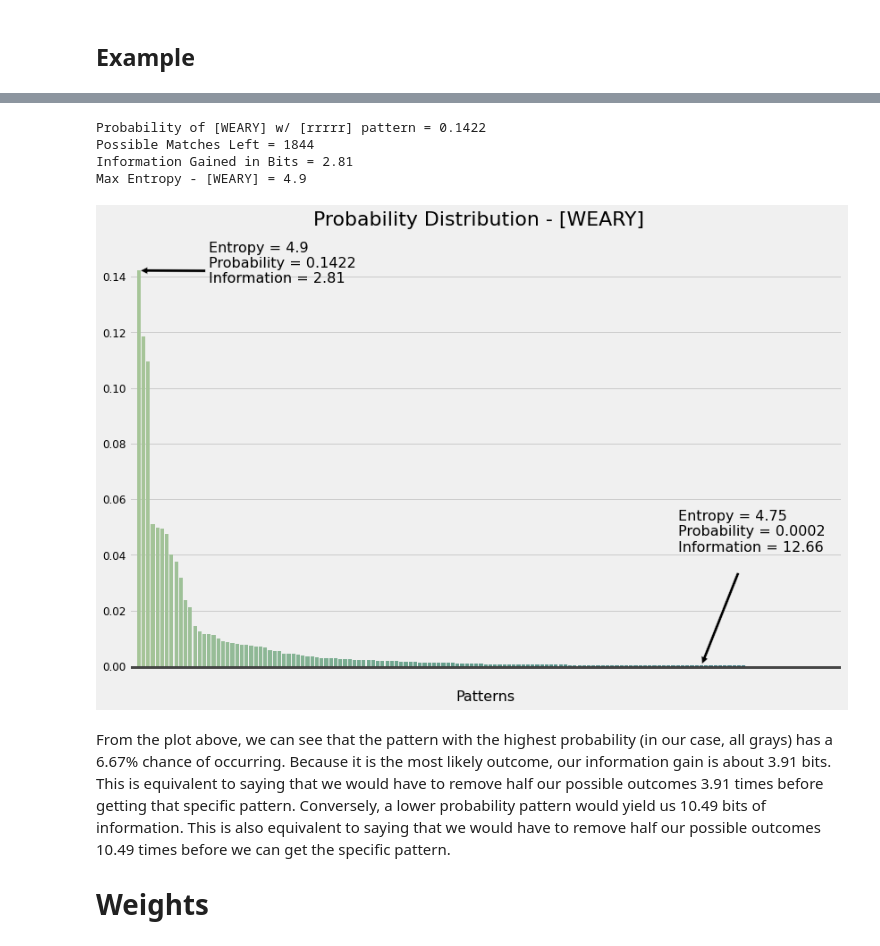
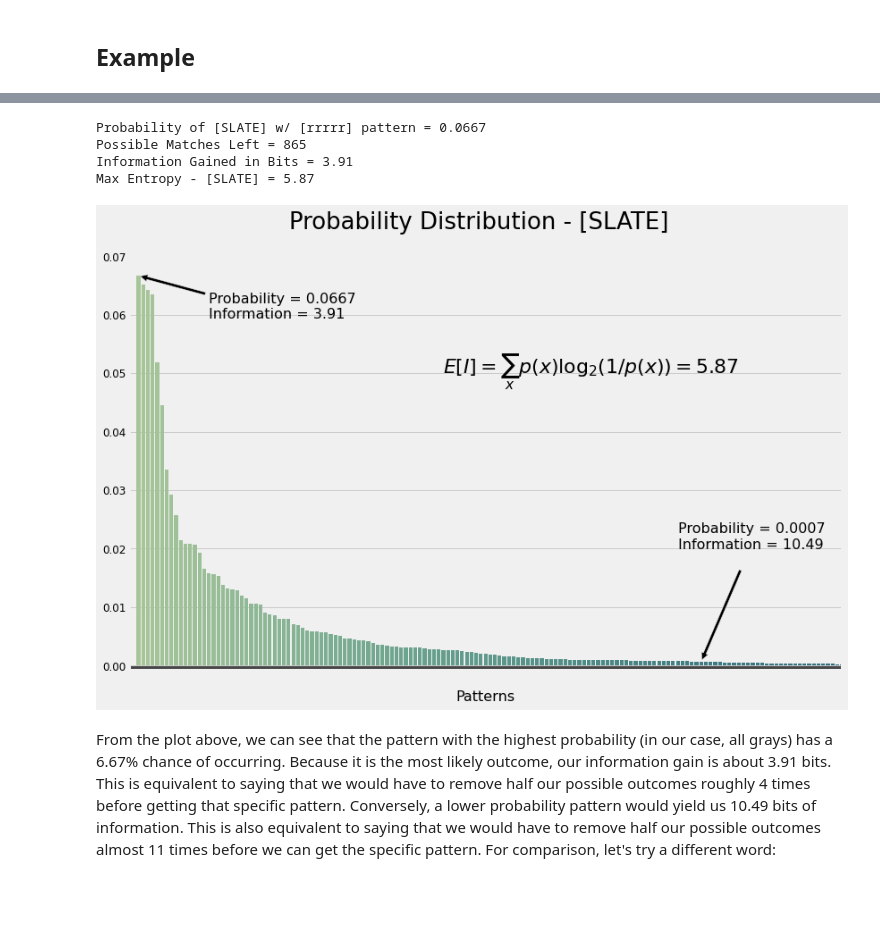
Before and after one commit to noah-kg/wordle-data-analysis, a Jupyter notebook: Wordle Analysis.ipynb, the cells around one changed output, grey strips where cells are left out. Cells and saved outputs as stored; diff of their text form; code cells hidden in the pictures; blank space fills up the shorter version.

```diff
--- a/Wordle Analysis.ipynb
+++ b/Wordle Analysis.ipynb
@@ -725,31 +785,15 @@ Max Entropy - [SLATE] = 5.87
 # %%
 #picking a "test" word
-find_word = 'WEARY'
+find_word = 'SLATE'
 find_patt = 'rrrrr'
-
-#finds probability of given word with given pattern
-p = get_probability(find_word, find_patt)
-print(f'Probability of [{find_word}] w/ [{find_patt}] pattern = {round(p[0],4)}')
-
-#print # of matches
-print(f'Possible Matches Left = {len(p[1])}')
-
-#calculates information gain in bits
-i = get_information(p[0])
-print(f"Information Gained in Bits = {round(i,2)}")
-
-#calculate entropy
-print(f'Max Entropy - [{find_word}] = {round(get_entropy(patterns.loc[find_word]),2)}')
 
 #plot probability distribution
 plot_pattern_distr(find_word, find_patt, patterns)
 # %% [output]
-Probability of [WEARY] w/ [rrrrr] pattern = 0.1422
-Possible Matches Left = 1844
-Information Gained in Bits = 2.81
-Max Entropy - [WEARY] = 4.9
+Probability of [SLATE] w/ [rrrrr] pattern = 0.0667
+Possible Matches Left = 865
+Information Gained in Bits = 3.91
+Max Entropy - [SLATE] = 5.87
-[figure, old version]
+[figure, new version]
 # %% [markdown]
-From the plot above, we can see that the pattern with the highest probability (in our case, all grays) has a 6.67% chance of occurring. Because it is the most likely outcome, our information gain is about 3.91 bits. This is equivalent to saying that we would have to remove half our possible outcomes 3.91 times before getting that specific pattern. Conversely, a lower probability pattern would yield us 10.49 bits of information. This is also equivalent to saying that we would have to remove half our possible outcomes 10.49 times before we can get the specific pattern.
-
-# Weights
+From the plot above, we can see that the pattern with the highest probability (in our case, all grays) has a 6.67% chance of occurring. Because it is the most likely outcome, our information gain is about 3.91 bits. This is equivalent to saying that we would have to remove half our possible outcomes roughly 4 times before getting that specific pattern. Conversely, a lower probability pattern would yield us 10.49 bits of information. This is also equivalent to saying that we would have to remove half our possible outcomes almost 11 times before we can get the specific pattern. For comparison, let's try a different word:
```
Also changed, not shown: parts of 31 cells of this notebook.
